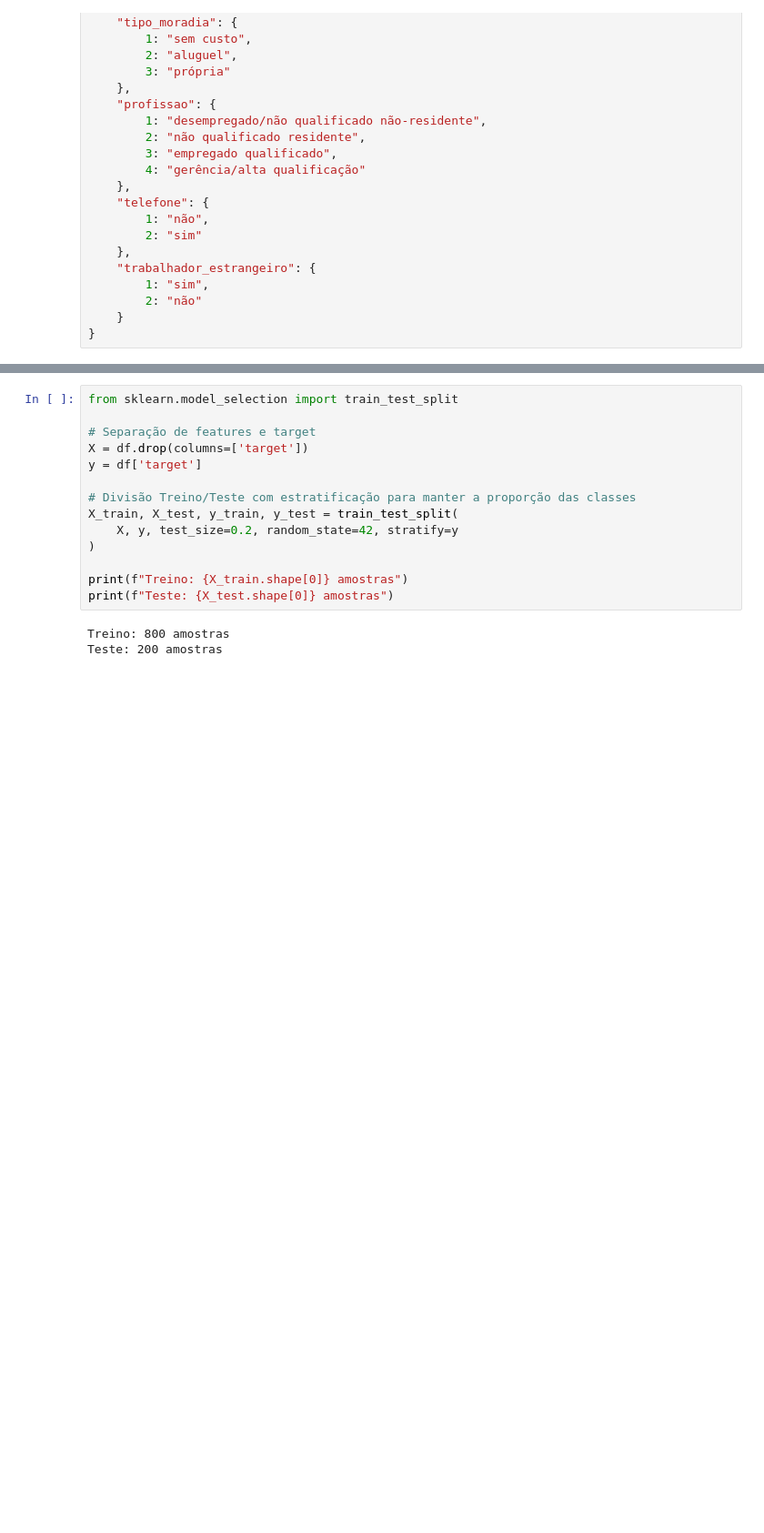
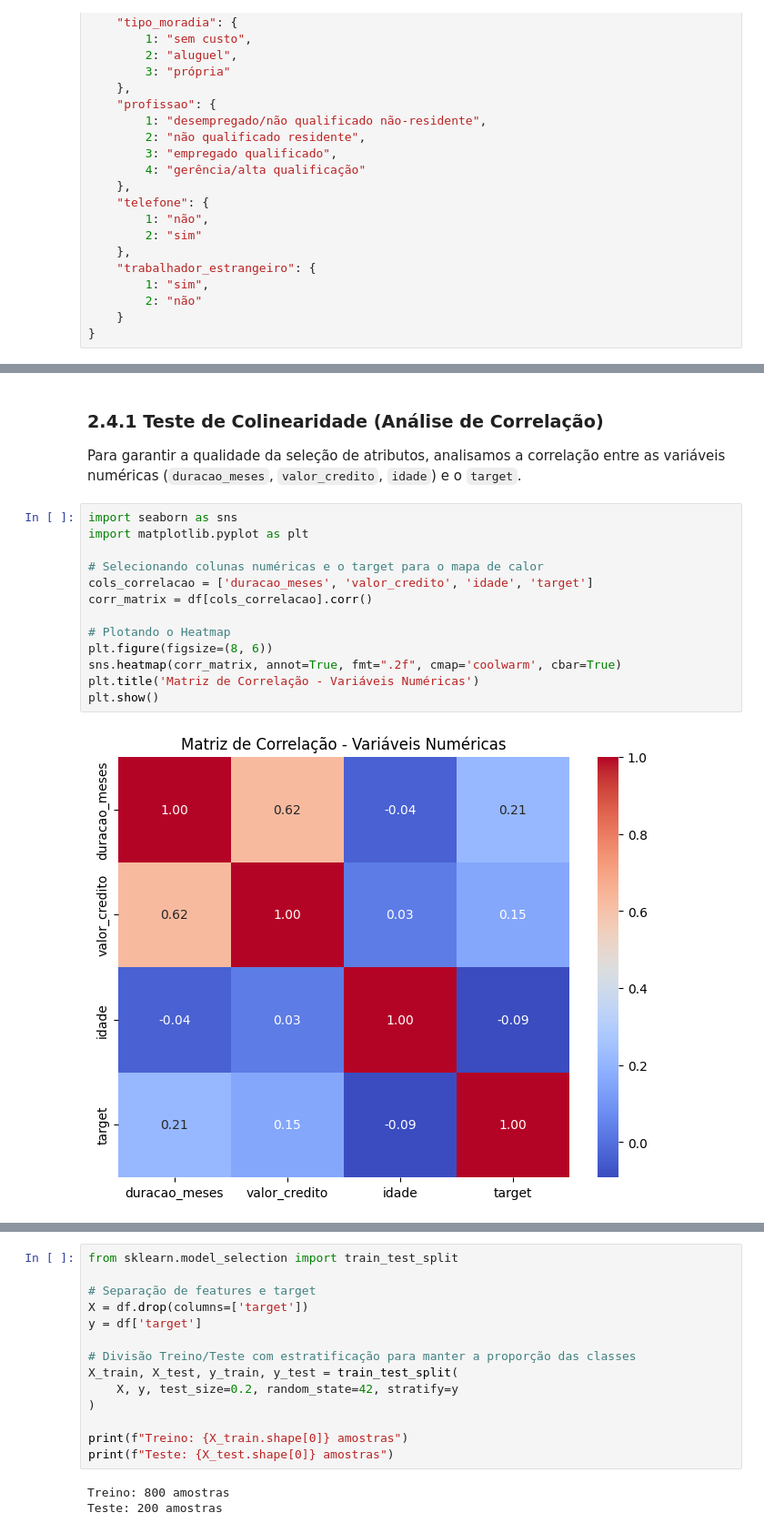
Before and after one commit to vilquer/Predicting_Credit-CRISP-ML, a Jupyter notebook: Avaliação_de_Risco_de_Crédito- Predicting_Credit.ipynb, the cells around one changed output, grey strips where cells are left out. Shown at 91% size. Cells and saved outputs as stored; diff of their text form; blank space fills up the shorter version.

```diff
--- a/Avaliação_de_Risco_de_Crédito- Predicting_Credit.ipynb
+++ b/Avaliação_de_Risco_de_Crédito- Predicting_Credit.ipynb
@@ -290,0 +349,19 @@ Logo após, definiremos a estrutura do pipeline de pré-processamento.
+# %% [markdown]
+### 2.4.1 Teste de Colinearidade (Análise de Correlação)
+
+Para garantir a qualidade da seleção de atributos, analisamos a correlação entre as variáveis numéricas (`duracao_meses`, `valor_credito`, `idade`) e o `target`.
+# %%
+import seaborn as sns
+import matplotlib.pyplot as plt
+
+# Selecionando colunas numéricas e o target para o mapa de calor
+cols_correlacao = ['duracao_meses', 'valor_credito', 'idade', 'target']
+corr_matrix = df[cols_correlacao].corr()
+
+# Plotando o Heatmap
+plt.figure(figsize=(8, 6))
+sns.heatmap(corr_matrix, annot=True, fmt=".2f", cmap='coolwarm', cbar=True)
+plt.title('Matriz de Correlação - Variáveis Numéricas')
+plt.show()
+# %% [output]
+[figure, added]
```
Also changed, not shown: parts of 56 cells of this notebook.
